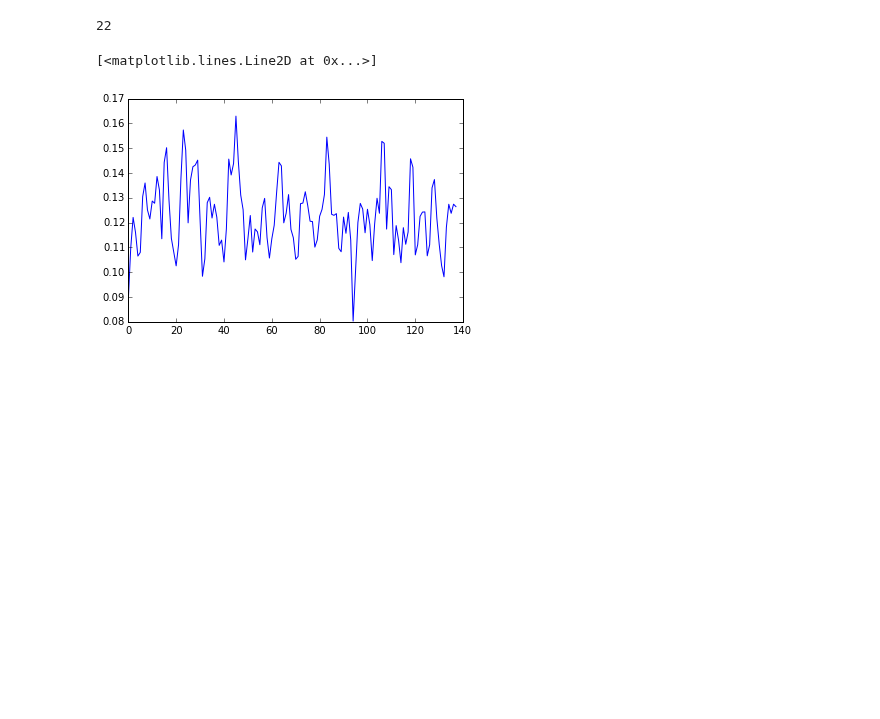
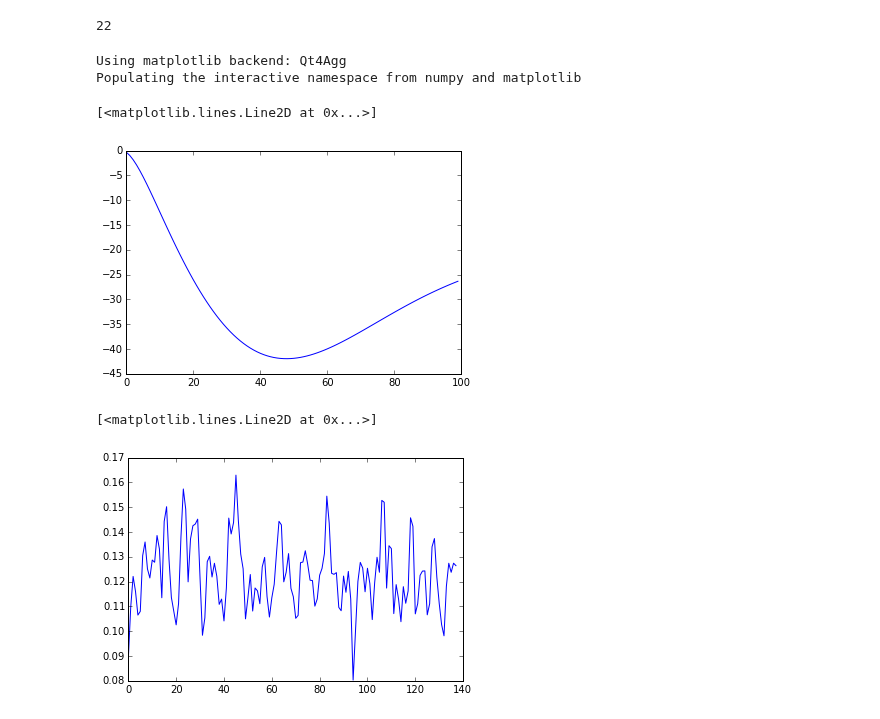
Before and after one commit to flowersteam/explauto, a Jupyter notebook: notebook/monte-ta-tete.ipynb, the cells around one changed output. Drawn from its saved outputs; the diff is of its cells as text; code cells hidden in the pictures; blank space fills up the shorter version.

```diff
--- a/notebook/monte-ta-tete.ipynb
+++ b/notebook/monte-ta-tete.ipynb
@@ -237,6 +241,16 @@ Populating the interactive namespace from numpy and matplotlib
 len(expe.log.logs['perception'])
 # %% [output]
 22
+# %%
+%pylab
+i = random_integers(20)
+j = random_integers(25)
+plot(expe.log.logs['motor'][i*100:(i+1)*100, j])
+# %% [output]
+Using matplotlib backend: Qt4Agg
+Populating the interactive namespace from numpy and matplotlib
+[<matplotlib.lines.Line2D at 0x...>]
+[figure, added]
 # %%
 i = random_integers
 # %%
```
Also changed, not shown: parts of 17 cells of this notebook.
